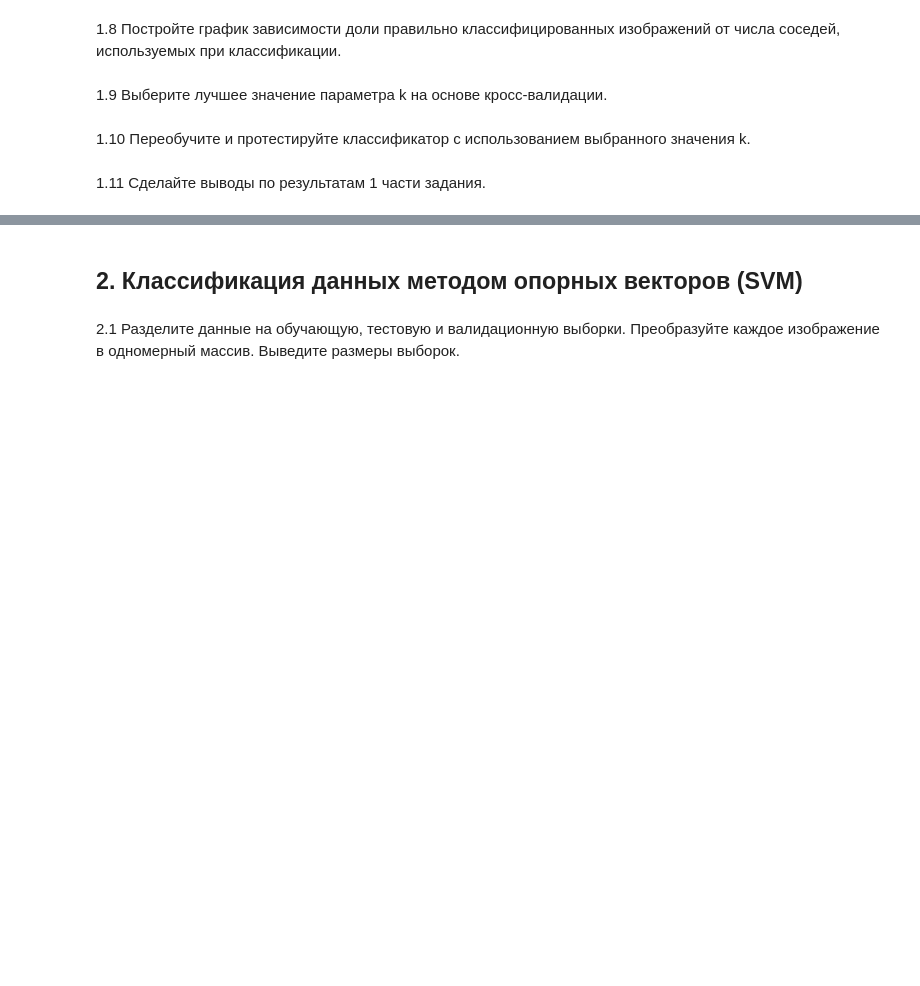
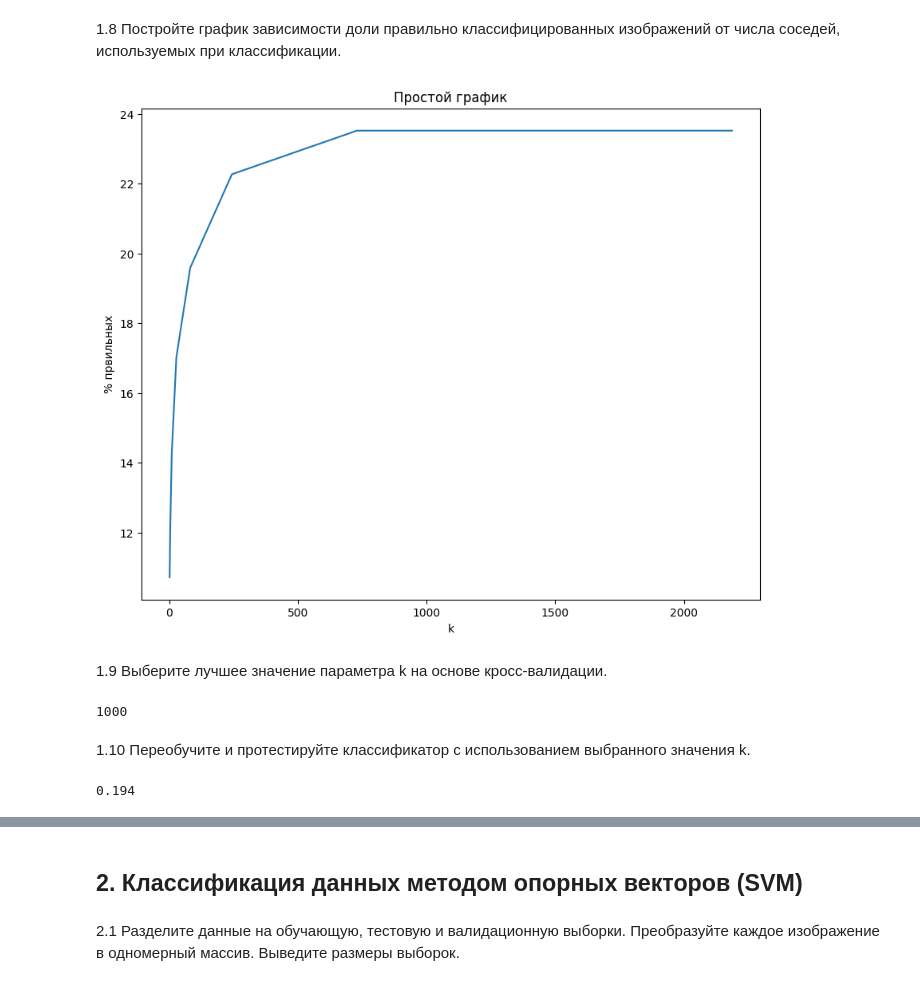
Before and after one commit to Loy721/dl_labs, a Jupyter notebook: lab_1-2/assignment1.ipynb, the cells around one changed output, grey strips where cells are left out. Cells and saved outputs as stored; diff of their text form; code cells hidden in the pictures; blank space fills up the shorter version.

```diff
--- a/lab_1-2/assignment1.ipynb
+++ b/lab_1-2/assignment1.ipynb
@@ -67,0 +70,13 @@ Test labels shape:  (10000,)
+# %%
+train_classes =  np.unique(y_train)
+num_examples_per_class = 3
+
+for i in train_classes:
+    print(f"Примеры изображений для класса {i}:")
+    fig, axes = plt.subplots(1, num_examples_per_class, figsize=(10, 3))
+    indexes_curent_class = np.where(y_train == i)[0][:num_examples_per_class]
+    for j in range(num_examples_per_class):
+        plt.subplot(1, num_examples_per_class, j + 1)
+        plt.imshow(X_train[indexes_curent_class[j]] / 255)
+        plt.axis('off')
+    plt.show()
@@ -84,5 +138,44 @@ classifier.train(X_train, y_train)
 # %% [markdown]
 1.8 Постройте график зависимости доли правильно классифицированных изображений от числа соседей, используемых при классификации.
+# %%
+x = []
+y = []
+for i in range(8):
+    ki = 3 ** i
+    ki_knn_result = classifier.predict(X_test, k=ki)
+    percent_correctly_classified = np.mean(ki_knn_result == y_test) * 100
+    x.append(ki)
+    y.append(percent_correctly_classified)
+
+plt.plot(x, y)
+plt.title('Простой график')
+plt.xlabel('k')
+plt.ylabel('% првильных')
+plt.show()
+# %% [output]
+[figure, added]
 # %% [markdown]
 1.9 Выберите лучшее значение параметра k на основе кросс-валидации.
+# %%
+from sklearn.model_selection import train_test_split
+import sys
+possible_k = [1, 5, 27, 111, 850, 1000, 2000]
+opt_k = 0
+opt_error = 0
+
+num_folds = 3
+X_train, X_val, y_train, y_val = train_test_split(X_train, y_train, test_size=0.2, random_state=42)
+
+
+for i in possible_k:
+    curr_error = 0
+    classifier.train(X_train, y_train)
+    res = classifier.predict(X_val, k=i)
+    curr_error = (np.mean(y_val == res))
+    if opt_error < curr_error:
+        opt_error = curr_error
+        opt_k = i
+print(opt_k)
+# %% [output]
+1000
 # %% [markdown]
@@ -90,3 +182,7 @@ classifier.train(X_train, y_train)
 1.10 Переобучите и протестируйте классификатор с использованием выбранного значения k.
-# %% [markdown]
-1.11 Сделайте выводы по результатам 1 части задания.
+# %%
+classifier.train(X_train, y_train)
+opt_k_knn_result = classifier.predict(X_test, k=111)
+print((np.mean(y_test == opt_k_knn_result)))
+# %% [output]
+0.194
```
Also changed, not shown: parts of 27 cells of this notebook, 4 other files.
